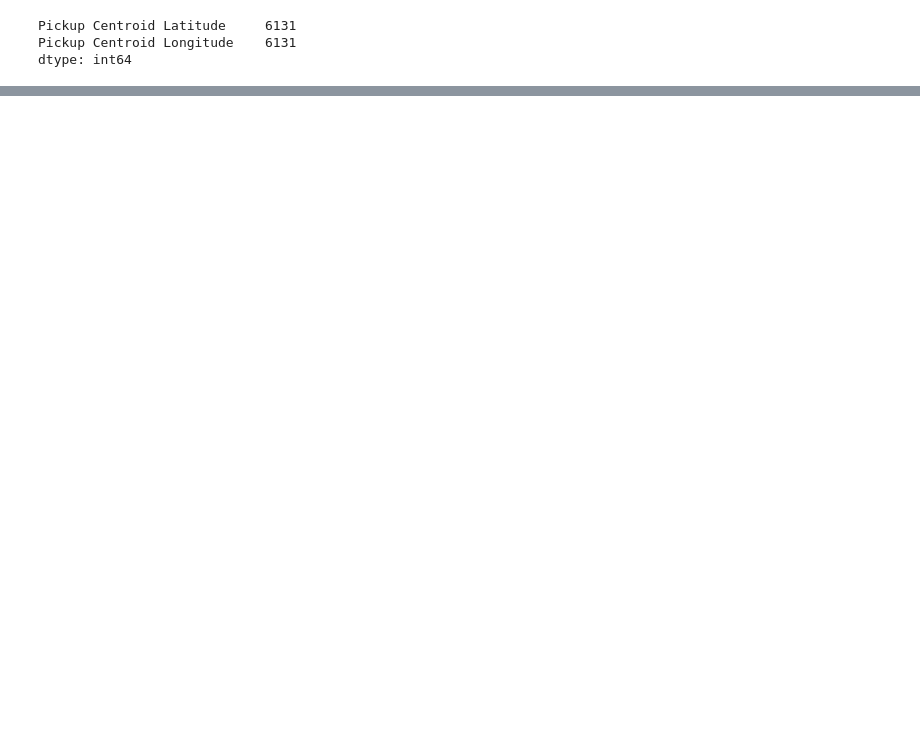
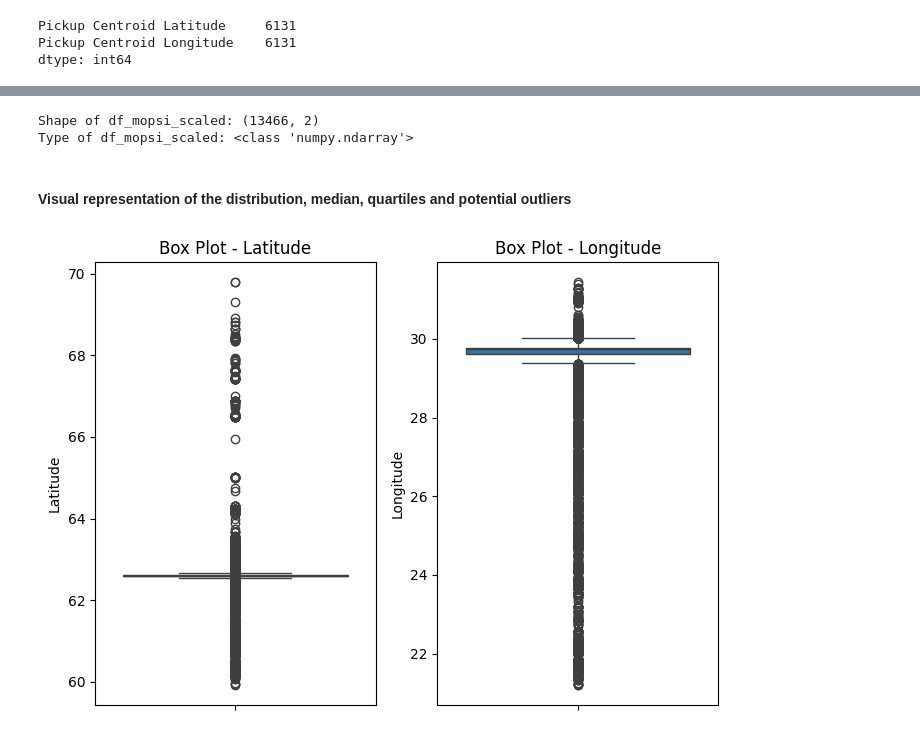
Before and after one commit to USFCA-CS663-Spring2024/kmeans-ruchamaslekar, a Jupyter notebook: Assignment 2 - Clustering.ipynb, the cells around one changed output, grey strips where cells are left out. Cells and saved outputs as stored; diff of their text form; code cells hidden in the pictures; blank space fills up the shorter version.

```diff
--- a/Assignment 2 - Clustering.ipynb
+++ b/Assignment 2 - Clustering.ipynb
@@ -330,0 +436,4 @@ Kmeans_my_balanced.fit(X)
+# %%
+mopsi_df = pd.read_csv("MopsiLocationsUntil2012-Finland.txt", sep='\t')
+mopsi_df.columns = ["Latitude", "Longitude"]
+mopsi_df
@@ -330,0 +456,4 @@ Kmeans_my_balanced.fit(X)
+# %%
+mopsi_df['Latitude'] = mopsi_df['Latitude']/10000
+mopsi_df['Longitude'] = mopsi_df['Longitude']/10000
+mopsi_df
@@ -330,0 +517,23 @@ Kmeans_my_balanced.fit(X)
+# %%
+print("Shape of df_mopsi_scaled:", df_mopsi_scaled.shape)
+print("Type of df_mopsi_scaled:", type(df_mopsi_scaled))
+# %% [output]
+Shape of df_mopsi_scaled: (13466, 2)
+Type of df_mopsi_scaled: <class 'numpy.ndarray'>
+# %% [markdown]
+#### Visual representation of the distribution, median, quartiles and potential outliers
+# %%
+plt.figure(figsize=(7, 5))
+
+plt.subplot(1, 2, 1)
+sns.boxplot(mopsi_df.iloc[:, 0])
+plt.title(f'Box Plot - {mopsi_df.columns[0]}')
+
+plt.subplot(1, 2, 2)
+sns.boxplot(mopsi_df.iloc[:, 1])
+plt.title(f'Box Plot - {mopsi_df.columns[1]}')
+
+plt.tight_layout()
+plt.show()
+# %% [output]
+[figure, added]
```
Also changed, not shown: parts of 115 cells of this notebook.
